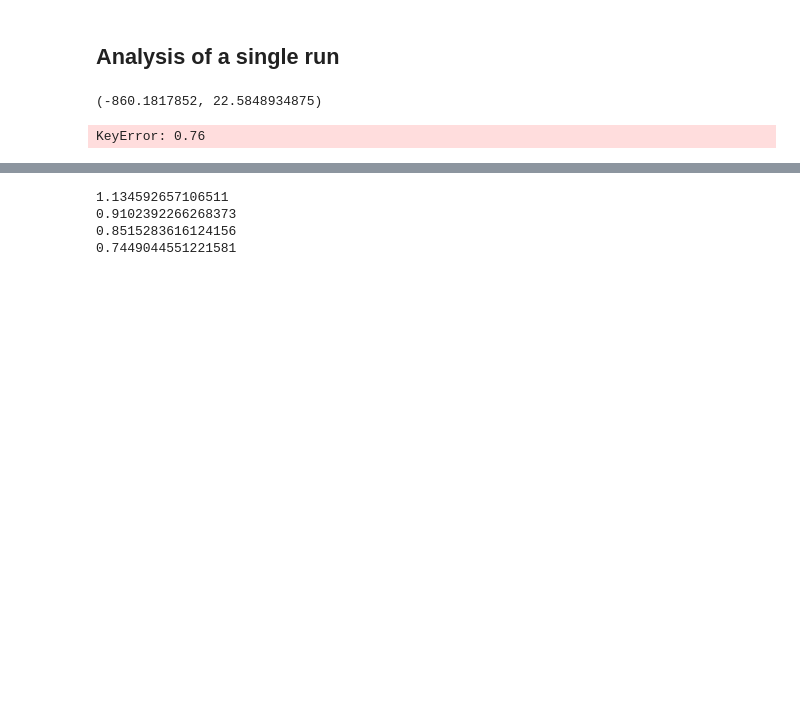
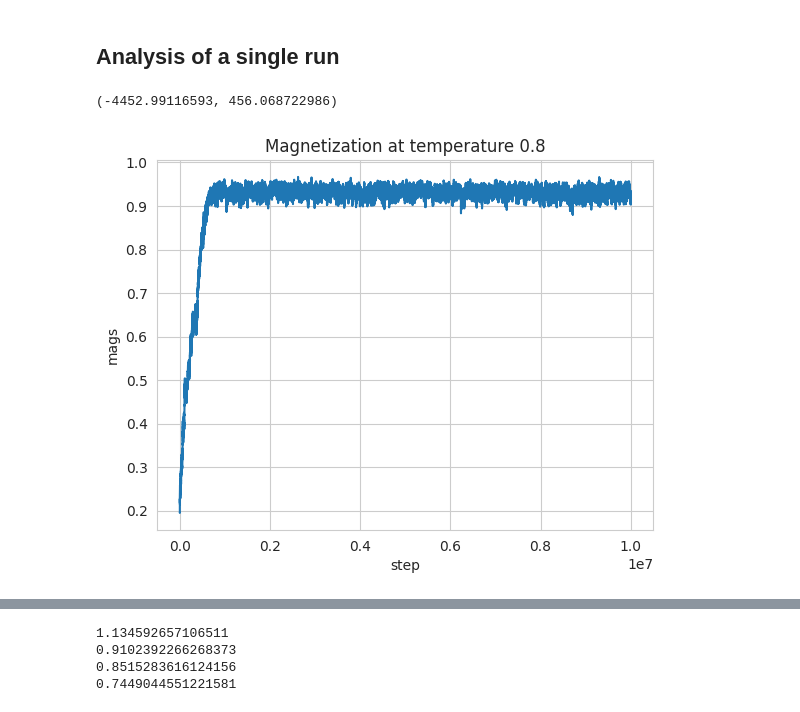
Before and after one commit to DarioFi/Potts-model-phase-transitions, a Jupyter notebook: Potts_ferromagnetic_dario.ipynb, the cells around one changed output, grey strips where cells are left out. Drawn from its saved outputs; the diff is of its cells as text; code cells hidden in the pictures; blank space fills up the shorter version.

```diff
--- a/Potts_ferromagnetic_dario.ipynb
+++ b/Potts_ferromagnetic_dario.ipynb
@@ -266,8 +274,9 @@ plt.show()
 # %%
-q = 8
-L = 30
+
+q = 5
+L = 50
 N = L ** 2
-t = 0.76
+t = 0.8
 avgs = []
 
 en_history = {}
@@ -277,28 +286,28 @@ n_accepted = {}
 
 # burnin = 5 * 10 ** 5
 burnin = 3000
-nstep = 10 ** 7
+nstep = 10 ** 8
 MCMC(L, q, t, nstep, burnin, J, keep_history=True)
 # %% [output]
-(-860.1817852, 22.5848934875)
+(-4452.99116593, 456.068722986)
 # %%
 # print magnetization evolution in time
-mag_history[t] = np.array(mag_history[t]).T
+# mag_history[t] = np.array(mag_history[t]).T
 
 # for i in range(q):
 #     plt.plot(mag_history[t][i] / N, label=i)
 
-max_mag = mag_history[t].max(axis=1) / N
+max_mag = np.array(mag_history[t]) / N
 plt.plot(max_mag, label='max')
 
 plt.xlabel('step')
 plt.ylabel('mags')
 plt.title(f"Magnetization at temperature {t}")
 plt.show()
 # ci starebbe dire che qui il behaviour non è ancora caotico, a .91 L=40 vince una magnetizzazione anche se con tanto rumore.
 # a .92 invece è già quasi caotico (tende a vincere una m ma a tratti si flippano e cmq toccano il 66% di solito) q=4
 # %% [output]
-KeyError: 0.76
+[figure, added]
 # %%
 window_size = 3000
 kernel = np.ones(window_size) / window_size
```
Also changed, not shown: parts of 8 cells of this notebook, 1 other file.
